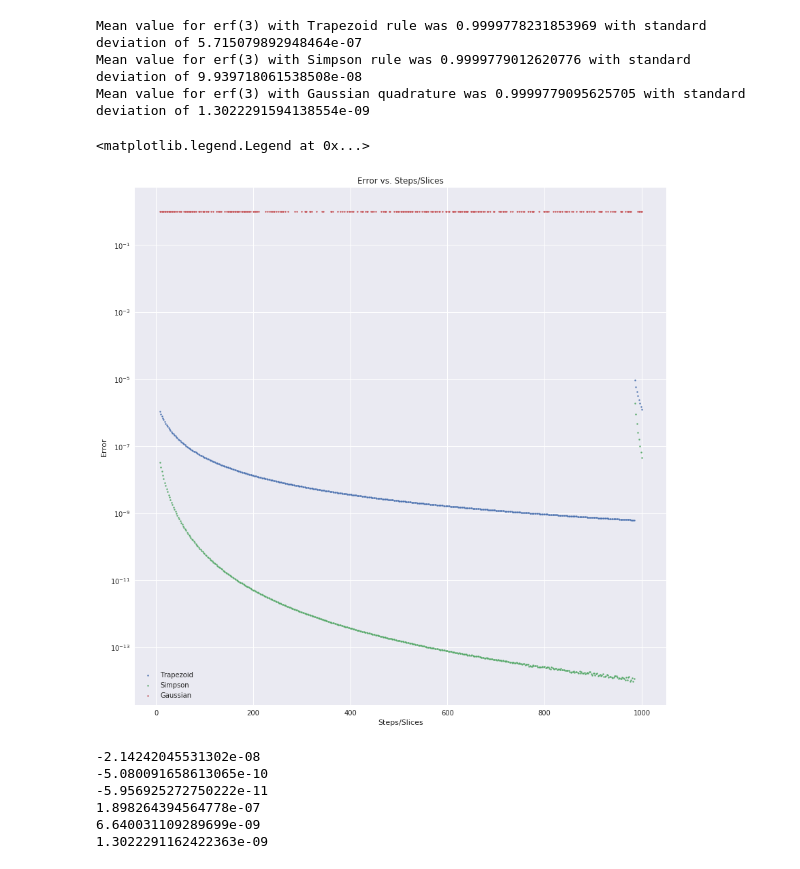
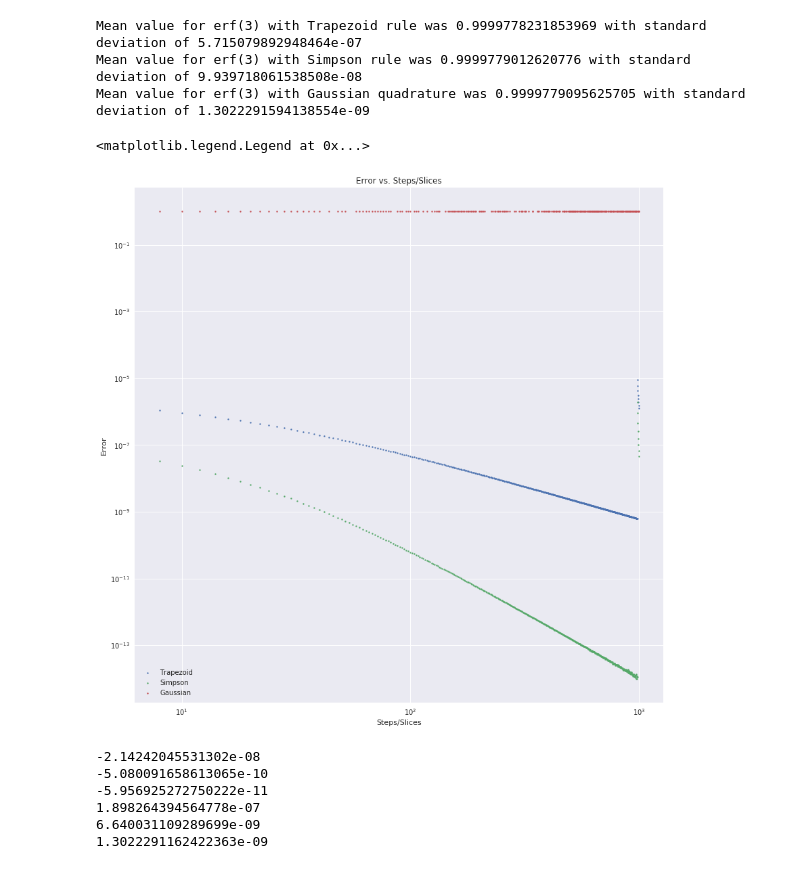
Before and after one commit to andrewkhardy/PHY-407, a Jupyter notebook: Lab03_Q1.ipynb, the cells around one changed output. Cells and saved outputs as stored; diff of their text form; code cells hidden in the pictures.

```diff
--- a/Lab03_Q1.ipynb
+++ b/Lab03_Q1.ipynb
@@ -156,32 +156,33 @@ a_err_simp = (a_erf_simp - a_erf_simp_1)/15
 # %%
 
 # plotting function of the three methods
 plt.figure(figsize = (14,14))
 plt.yscale('log')
+plt.xscale('log')
 plt.scatter(a_N, abs(a_rel_trap), s = 4, label = 'Trapezoid')
 plt.xlabel('Steps/Slices')
 plt.ylabel('Error')
 plt.title('Error vs. Steps/Slices')
 plt.legend()
 
 #plt.figure()
-plt.yscale('log')
+
 plt.scatter(a_N, abs(a_rel_simp), s = 4,label = 'Simpson')
 plt.xlabel('Steps/Slices')
 plt.ylabel('Error')
 plt.title('Error vs. Steps/Slices')
 #plt.legend()
 
 #plt.figure()
-plt.yscale('log')
+
 plt.scatter(a_N, abs(a_rel_gauss),s = 4, label = 'Gaussian')
 plt.xlabel('Steps/Slices')
 plt.ylabel('Error')
 plt.title('Error vs. Steps/Slices')
 plt.legend()
 # %% [output]
 <matplotlib.legend.Legend at 0x...>
-[figure, old version]
+[figure, new version]
 # %%
 print(np.mean(a_err_trap))
 print(np.mean(a_err_simp))
```
Also changed, not shown: parts of 8 cells of this notebook.
